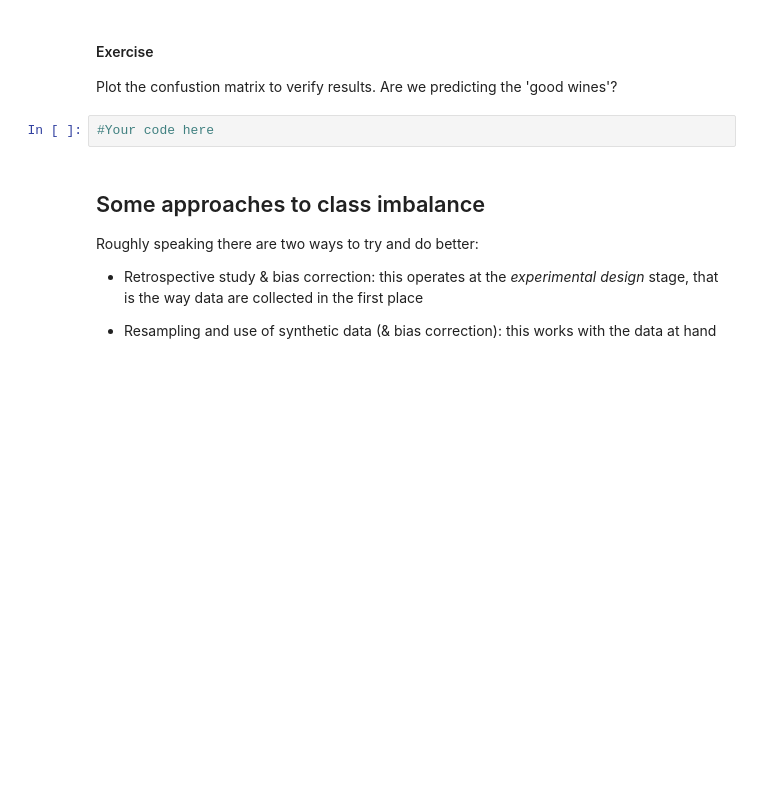
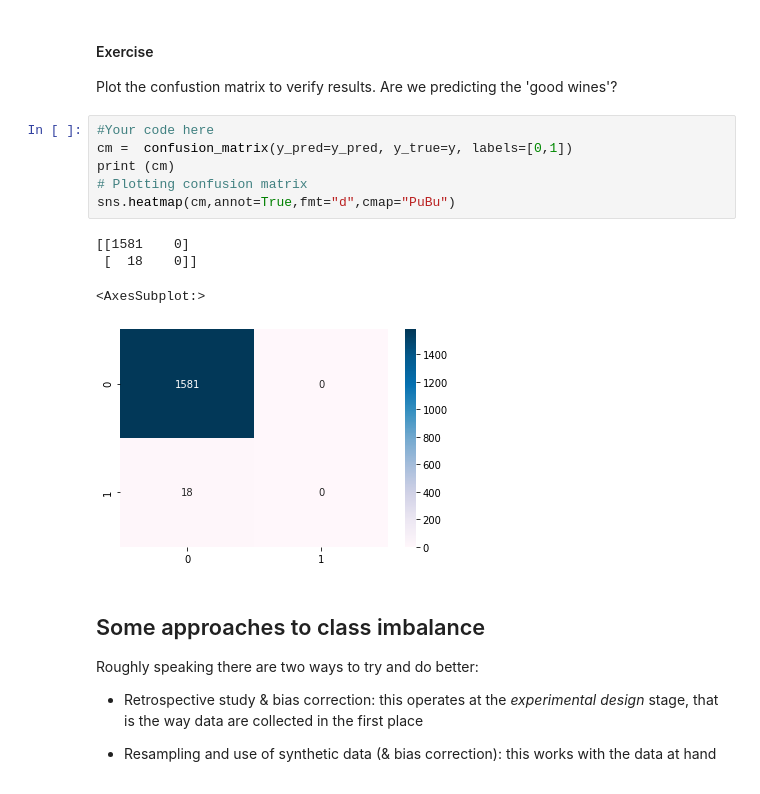
Before and after one commit to polinabee/stats-final-prep, a Jupyter notebook: reference_notebooks/classification-polina.ipynb, the cells around one changed output. Cells and saved outputs as stored; diff of their text form; blank space fills up the shorter version.

```diff
--- a/reference_notebooks/classification-polina.ipynb
+++ b/reference_notebooks/classification-polina.ipynb
@@ -438,8 +438,17 @@ weighted avg       0.98      0.99      0.98      1599
 # %% [markdown]
 #### Exercise
 Plot the confustion matrix to verify results. Are we predicting the 'good wines'?
-# %%
-#Your code here
+# %%
+#Your code here
+cm =  confusion_matrix(y_pred=y_pred, y_true=y, labels=[0,1])
+print (cm)
+# Plotting confusion matrix
+sns.heatmap(cm,annot=True,fmt="d",cmap="PuBu")
+# %% [output]
+[[1581    0]
+ [  18    0]]
+<AxesSubplot:>
+[figure, added]
 # %% [markdown]
 ## Some approaches to class imbalance
 
```
Also changed, not shown: parts of 9 cells of this notebook, 3 other files.
